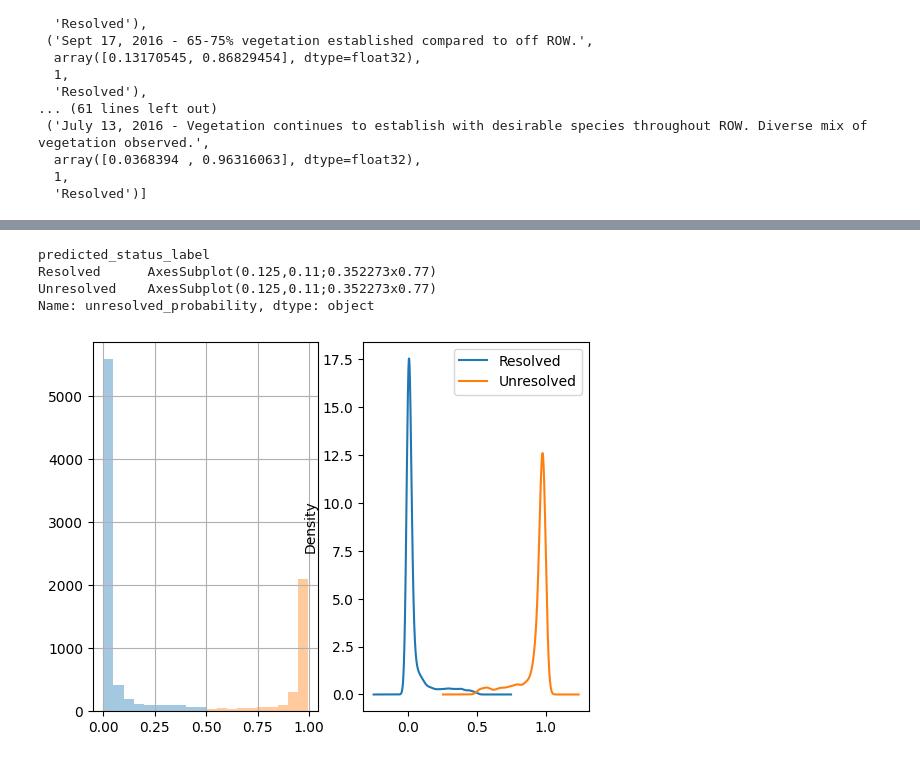
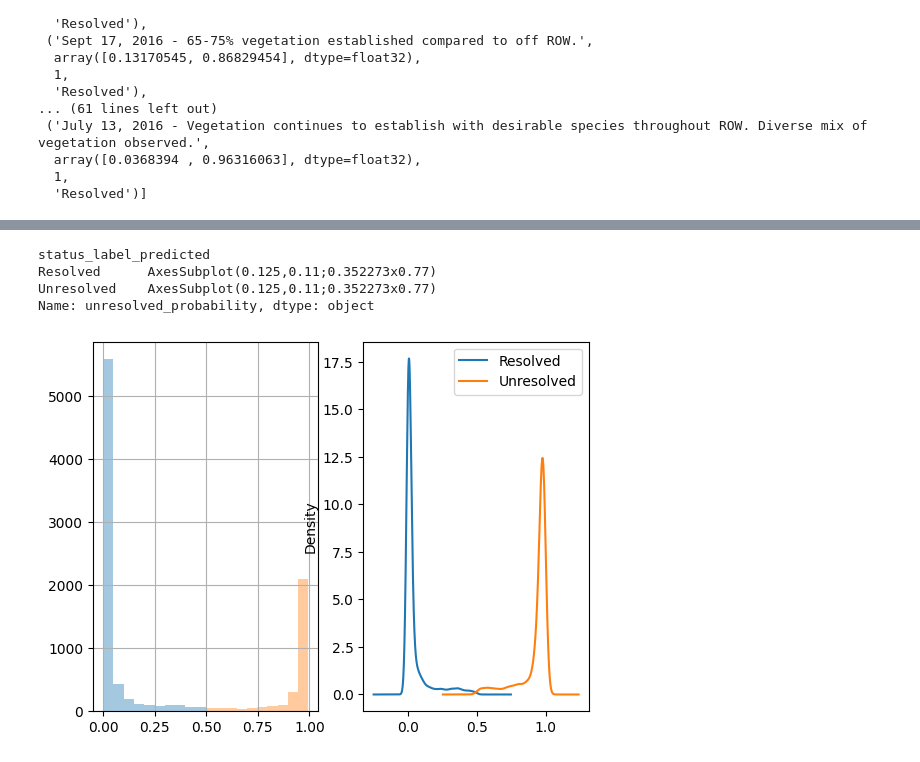
Before and after one commit to nipun-goyal/BERT-Text-Classification, a Jupyter notebook: BERT-Text-Classification.ipynb, the cells around one changed output, grey strips where cells are left out. Cells and saved outputs as stored; diff of their text form; code cells hidden in the pictures.

```diff
--- a/BERT-Text-Classification.ipynb
+++ b/BERT-Text-Classification.ipynb
@@ -583,0 +602,6 @@ test['resolved_probability'] = pred_test_df['resolved_prob']
+# %%
+## Let's make a datframe containing our predictions
+pred_test_df = pd.DataFrame(pred, columns = ['sentence', 'probabilities', 'status_code_predicted', 'status_label_predicted'])
+## Breaking down resolved and unresolved probability in separate columns
+pred_test_df['unresolved_probability'], pred_test_df['resolved_probability'] = zip(*pred_test_df['probabilities'])
+pred_test_df
@@ -596,11 +629,10 @@ plt.show()
 # %%
 fig, axs = plt.subplots(ncols=2)
-#axs = plt.subplots(ncols = 2)
-test.groupby("predicted_status_label").unresolved_probability.plot(kind='kde', ax=axs[1], legend = True)
-test.groupby("predicted_status_label").unresolved_probability.hist(alpha=0.4, ax=axs[0])
+pred_test_df.groupby("status_label_predicted").unresolved_probability.plot(kind='kde', ax=axs[1], legend = True)
+pred_test_df.groupby("status_label_predicted").unresolved_probability.hist(alpha=0.4, ax=axs[0])
 # %% [output]
-predicted_status_label
+status_label_predicted
 Resolved      AxesSubplot(0.125,0.11;0.352273x0.77)
 Unresolved    AxesSubplot(0.125,0.11;0.352273x0.77)
 Name: unresolved_probability, dtype: object
-[figure, old version]
+[figure, new version]
```
Also changed, not shown: parts of 37 cells of this notebook.
